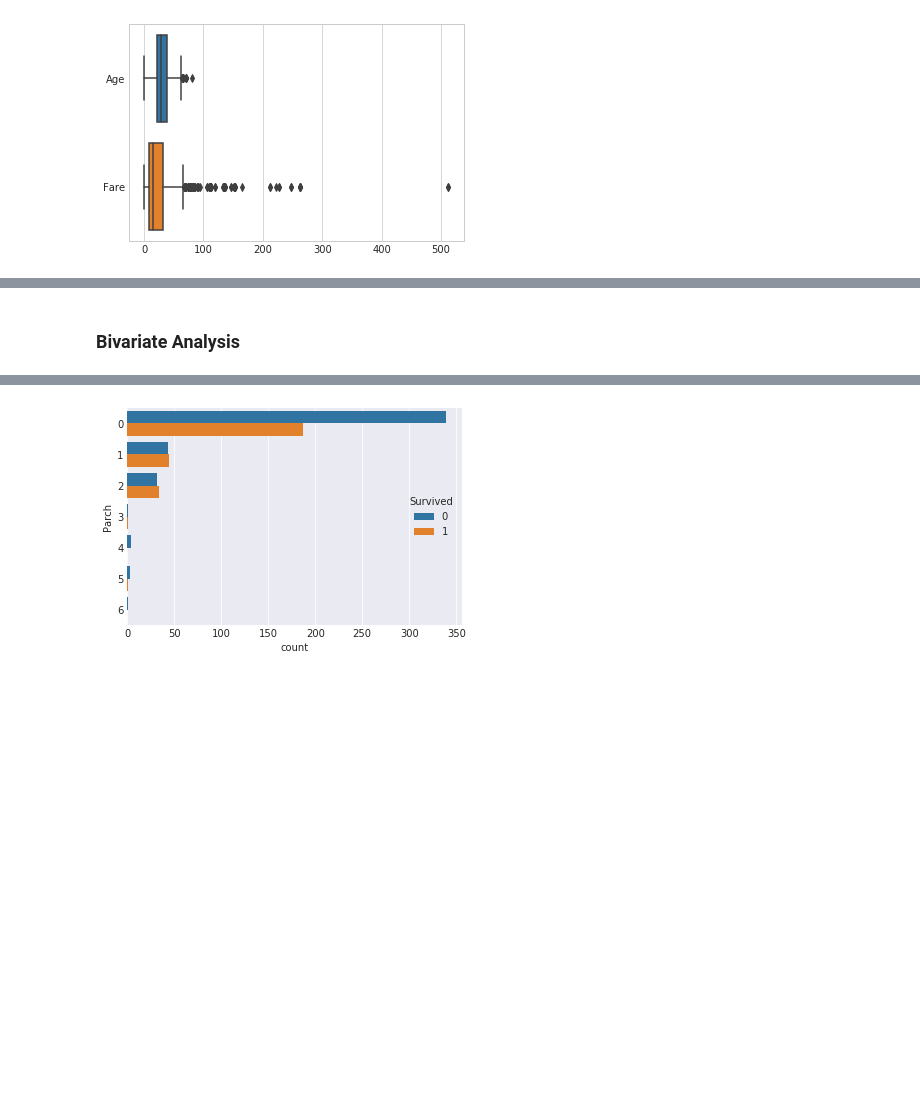
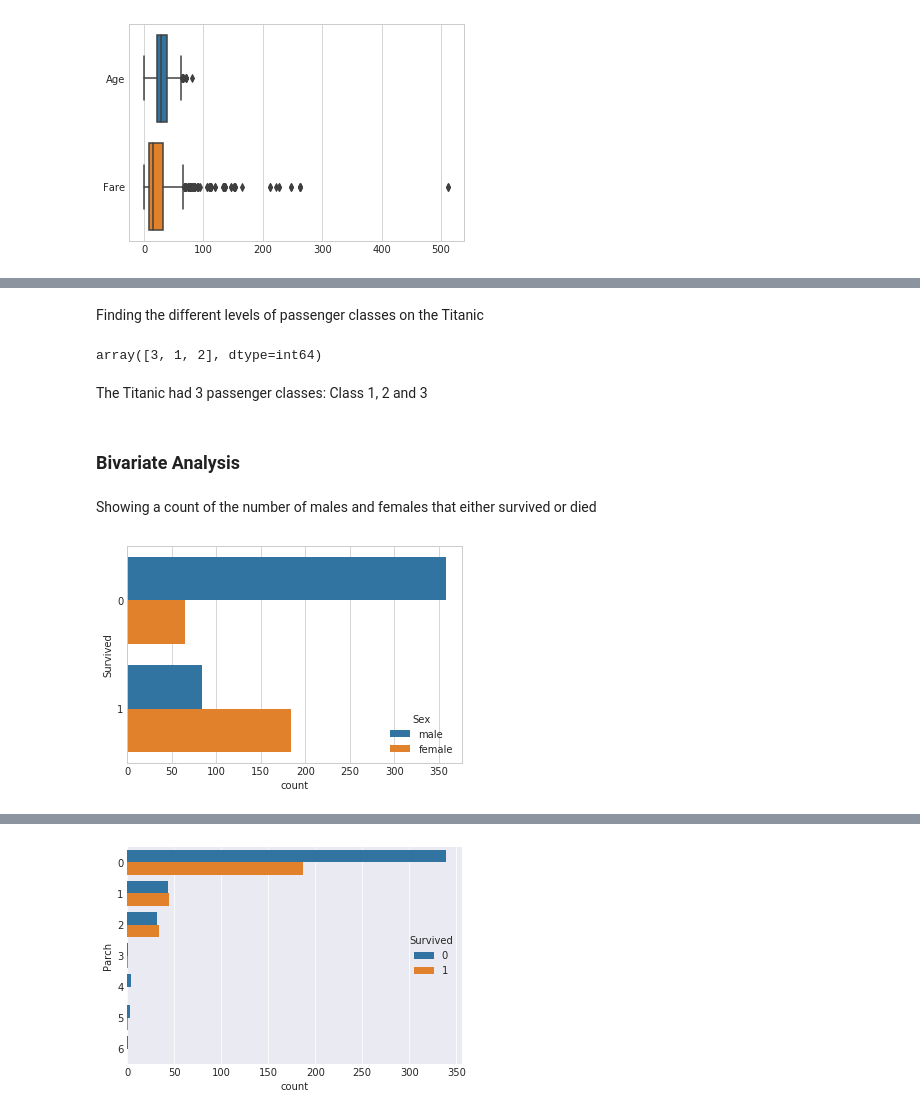
Before and after one commit to 3Thiago/Data-Science-Analtyics, a Jupyter notebook: Titanic Survival Prediction.ipynb, the cells around one changed output, grey strips where cells are left out. Drawn from its saved outputs; the diff is of its cells as text; code cells hidden in the pictures; blank space fills up the shorter version.

```diff
--- a/Titanic Survival Prediction.ipynb
+++ b/Titanic Survival Prediction.ipynb
@@ -142,2 +160,19 @@ array([3, 1, 2], dtype=int64)
+# %% [markdown]
+Finding the different levels of passenger classes on the Titanic
+# %%
+# Show the levels of classes
+titanic.Pclass.unique()
+# %% [output]
+array([3, 1, 2], dtype=int64)
+# %% [markdown]
+The Titanic had 3 passenger classes: Class 1, 2 and 3
 # %% [markdown]
 ### Bivariate Analysis
+# %% [markdown]
+Showing a count of the number of males and females that either survived or died
+# %%
+# Showing people who survived/died by sex
+with sb.axes_style('whitegrid'):
+    sb.countplot(data=titanic, y ='Survived', hue='Sex')
+# %% [output]
+[figure, added]
```
Also changed, not shown: parts of 60 cells of this notebook.
